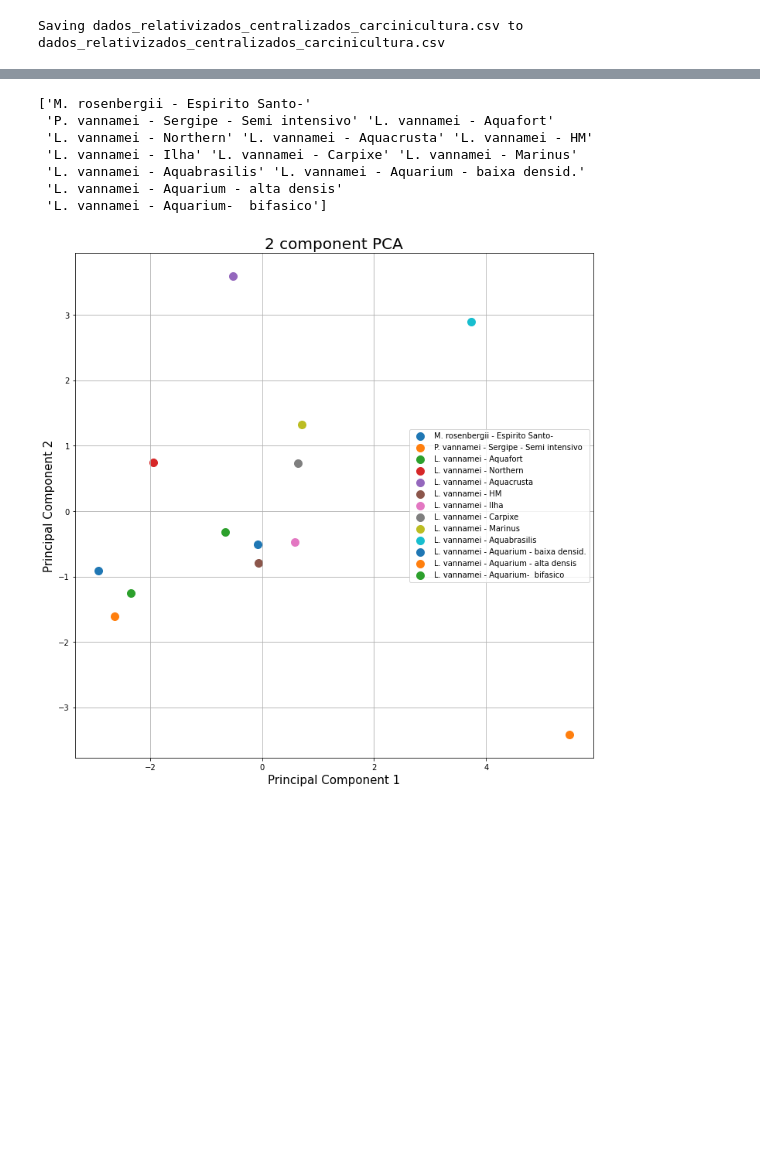
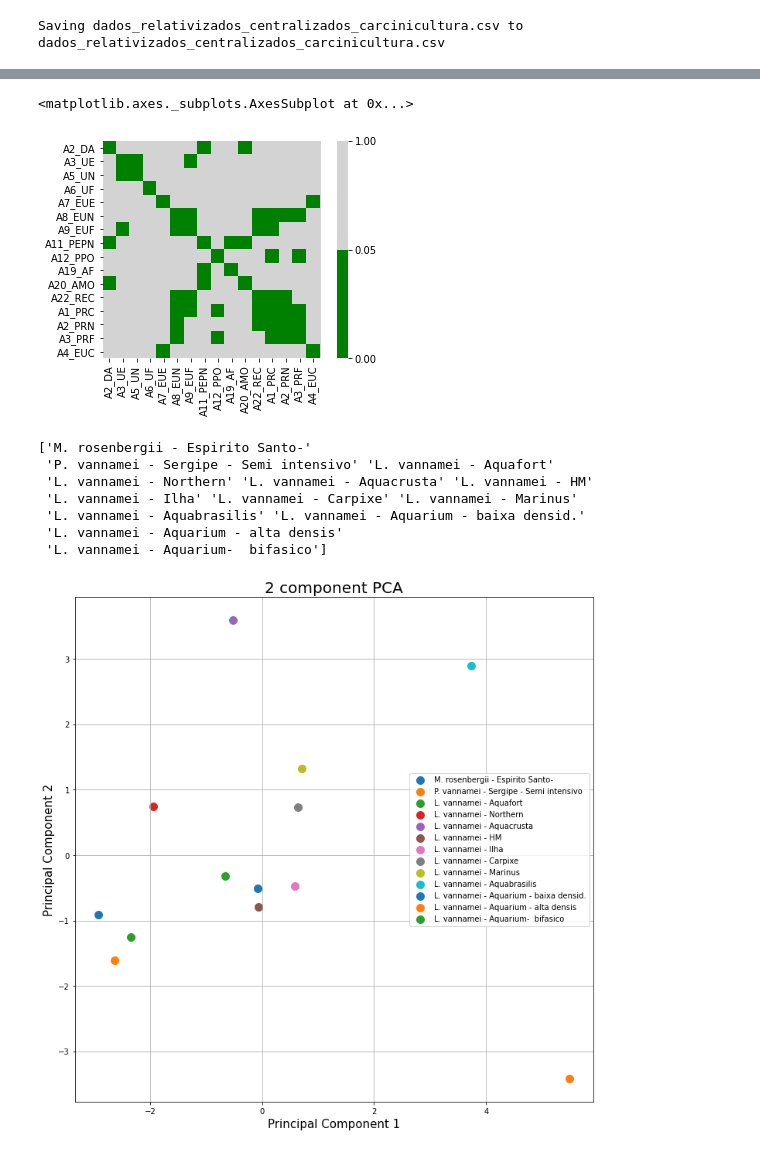
Before and after one commit to christianadriano/PCA_AquacultureSystem, a Jupyter notebook: WithinGroup_EnvironmentalFactors_PCA.ipynb, the cells around one changed output, grey strips where cells are left out. Drawn from its saved outputs; the diff is of its cells as text; code cells hidden in the pictures; blank space fills up the shorter version.

```diff
--- a/WithinGroup_EnvironmentalFactors_PCA.ipynb
+++ b/WithinGroup_EnvironmentalFactors_PCA.ipynb
@@ -96,3 +105,27 @@ sns.heatmap(corr, xticklabels=corr.columns, yticklabels=corr.columns, cmap='cool
+# %%
+#p_values.isnull(p_values.array([np.nan, 0], dtype=float))
+p_values =p_values.fillna(0)
+# %%
+import matplotlib.pyplot as plt
+from matplotlib import colors
+import numpy as np
+
+np.random.seed(101)
+zvals = np.random.rand(100, 100) * 10
+
+# make a color map of fixed colors
+cmap_discrete = colors.ListedColormap(['green', 'lightgrey'])
+bounds=[0,0.05,1]
+norm = colors.BoundaryNorm(bounds, cmap_discrete.N)
+
+# tell imshow about color map so that only set colors are used
+img = plt.imshow(zvals, interpolation='nearest', origin='lower',
+                    cmap=cmap_discrete, norm=norm)
+
+sns.heatmap(p_values, xticklabels=p_values.columns, yticklabels=p_values.columns, cmap=cmap_discrete, norm=norm)
+# %% [output]
+<matplotlib.axes._subplots.AxesSubplot at 0x...>
+[figure, added]
 # %%
 #Normalize the data to have MEAN==0
 from sklearn.preprocessing import StandardScaler
```
Also changed, not shown: parts of 15 cells of this notebook.
